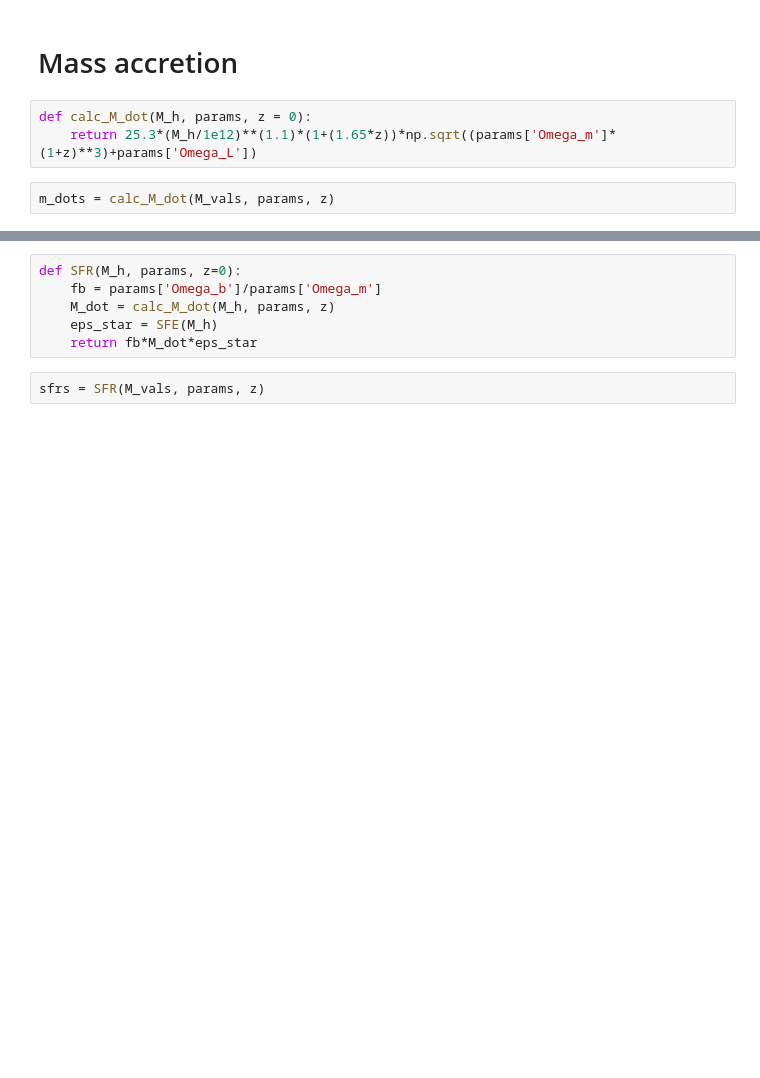
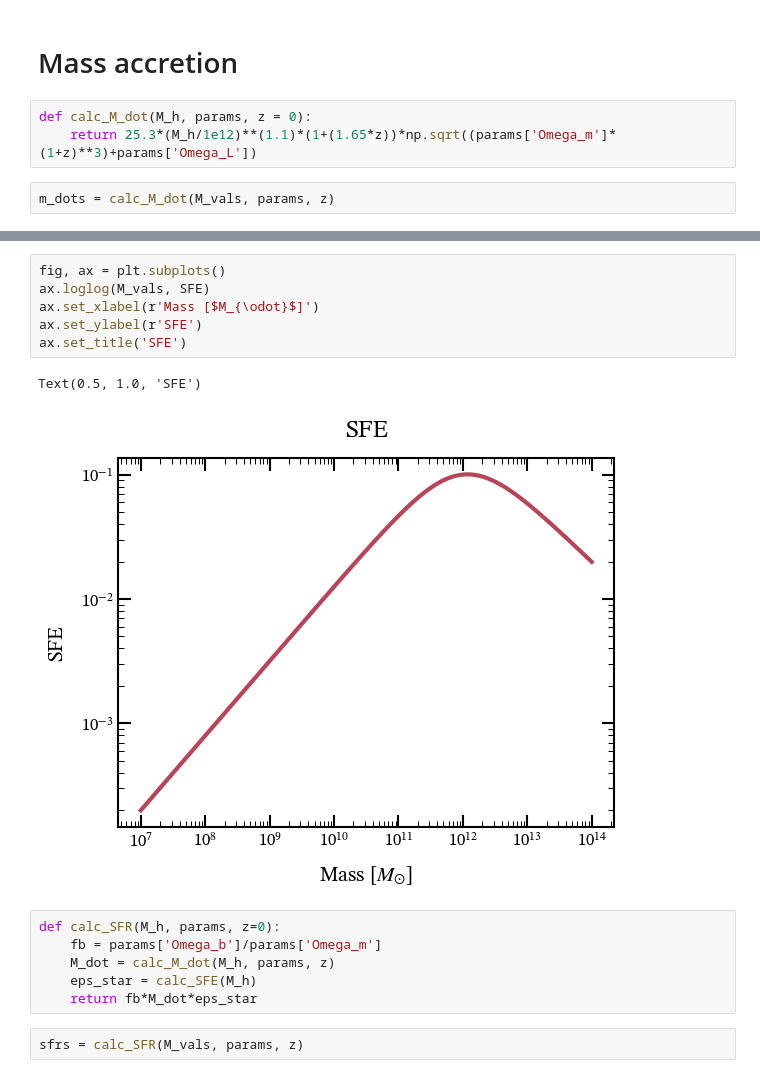
Before and after one commit to ebregou/modeling_stochasticity, a Jupyter notebook: notebooks/UVLF.ipynb, the cells around one changed output, grey strips where cells are left out. Saved outputs shown, nothing was run; the diff lists cells and outputs as text; blank space fills up the shorter version.

```diff
--- a/notebooks/UVLF.ipynb
+++ b/notebooks/UVLF.ipynb
@@ -54,8 +55,17 @@ def SFE(M_h, eps_0 = 0.1, M_0 = 1e12, alpha = 0.6, beta = 0.5):
+# %%
+fig, ax = plt.subplots()
+ax.loglog(M_vals, SFE)
+ax.set_xlabel(r'Mass [$M_{\odot}$]')
+ax.set_ylabel(r'SFE')
+ax.set_title('SFE')
+# %% [output]
+Text(0.5, 1.0, 'SFE')
+[figure, added]
 # %%
-def SFR(M_h, params, z=0):
+def calc_SFR(M_h, params, z=0):
     fb = params['Omega_b']/params['Omega_m']
     M_dot = calc_M_dot(M_h, params, z)
-    eps_star = SFE(M_h)
+    eps_star = calc_SFE(M_h)
     return fb*M_dot*eps_star
 # %%
-sfrs = SFR(M_vals, params, z)
+sfrs = calc_SFR(M_vals, params, z)
```
Also changed, not shown: parts of 13 cells of this notebook, 3 other files.
